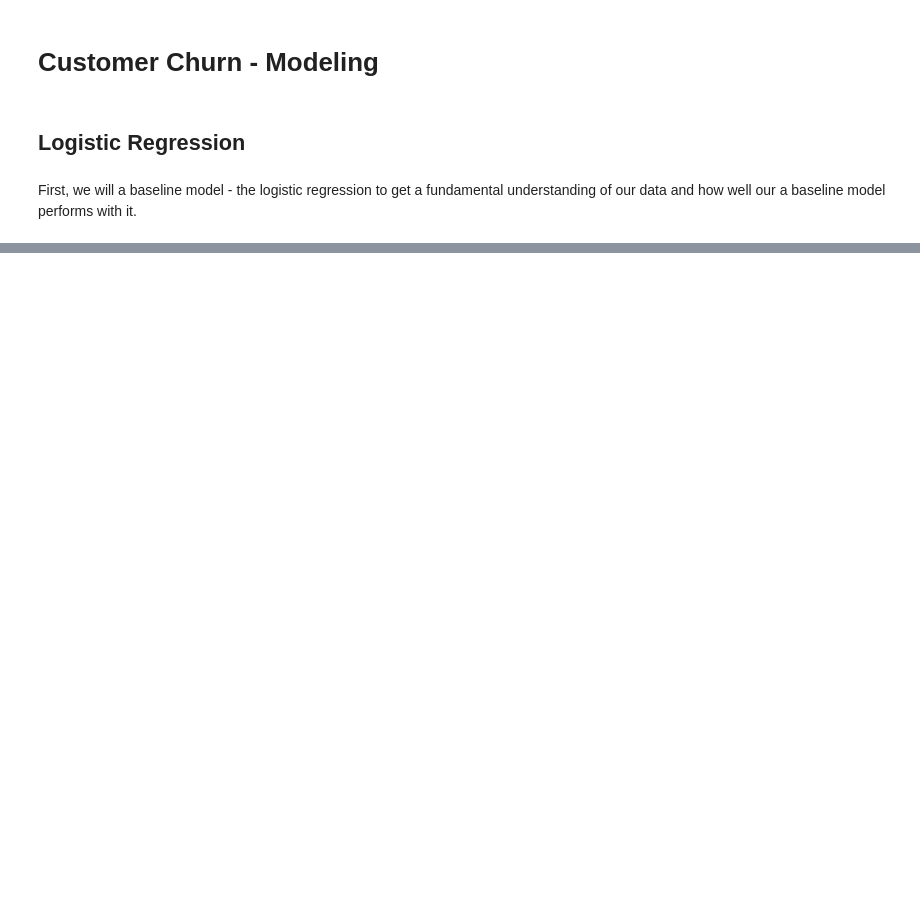
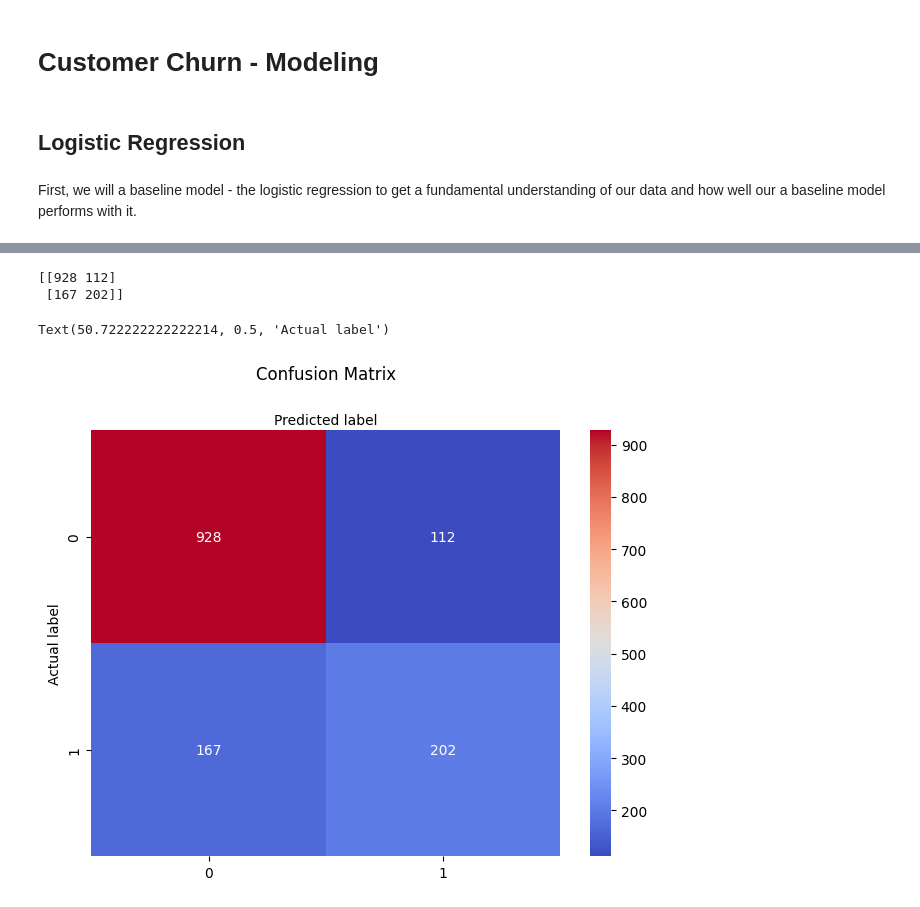
Before and after one commit to jacktorrealba/customer-churn, a Jupyter notebook: notebooks/04_modeling.ipynb, the cells around one changed output, grey strips where cells are left out. Cells and saved outputs as stored; diff of their text form; code cells hidden in the pictures; blank space fills up the shorter version.

```diff
--- a/notebooks/04_modeling.ipynb
+++ b/notebooks/04_modeling.ipynb
@@ -26,4 +64,7 @@ X = df.drop(columns='Churn')
 # split the data
 X_train, X_test, y_train, y_test = train_test_split(X,y, test_size=0.2, random_state=23)
 
-# scale numeric features
+# instantiate the model
+log_model = LogisticRegression(random_state=23)
+log_model.fit(X_train, y_train)
+y_pred = log_model.predict(X_test)
@@ -29,0 +79,25 @@ X_train, X_test, y_train, y_test = train_test_split(X,y, test_size=0.2, random_s
+# %%
+# confusion matrix
+cnf_matrix = confusion_matrix(y_test, y_pred)
+print(cnf_matrix)
+# %% [output]
+[[928 112]
+ [167 202]]
+# %%
+# visualize confusion matrix with a heatmap
+class_names = [0,1]
+fig, ax = plt.subplots()
+tick_marks = np.arange(len(class_names))
+plt.xticks(tick_marks, class_names)
+plt.yticks(tick_marks, class_names)
+
+# heatmap
+sns.heatmap(pd.DataFrame(cnf_matrix), annot=True, cmap='coolwarm', fmt='g')
+ax.xaxis.set_label_position("top")
+plt.tight_layout()
+plt.title("Confusion Matrix", y=1.1)
+plt.xlabel("Predicted label")
+plt.ylabel("Actual label")
+# %% [output]
+Text(50.722222222222214, 0.5, 'Actual label')
+[figure, added]
```
Also changed, not shown: parts of 16 cells of this notebook, 1 other file.
